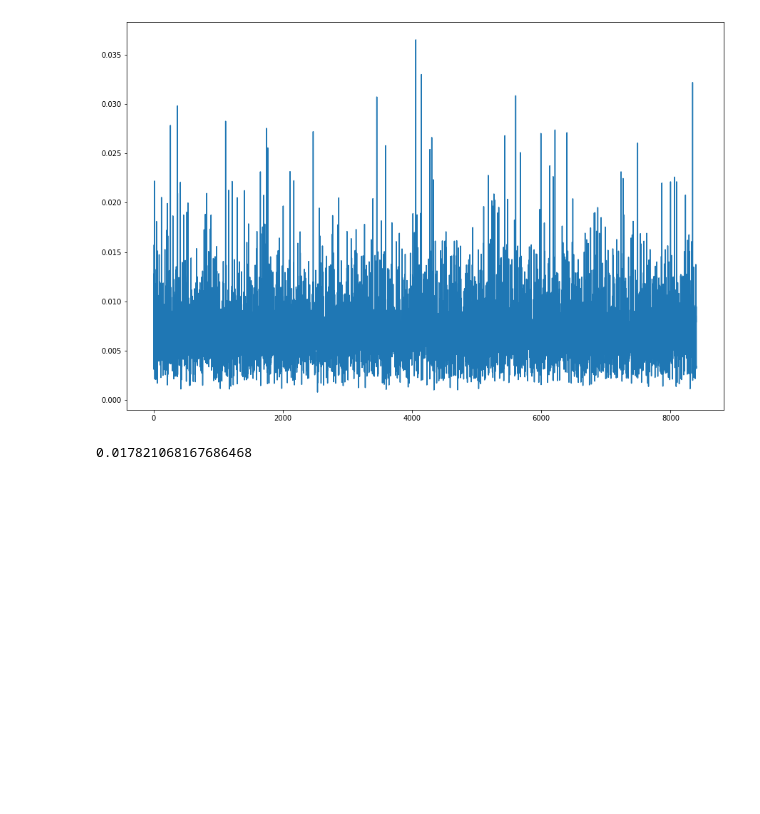
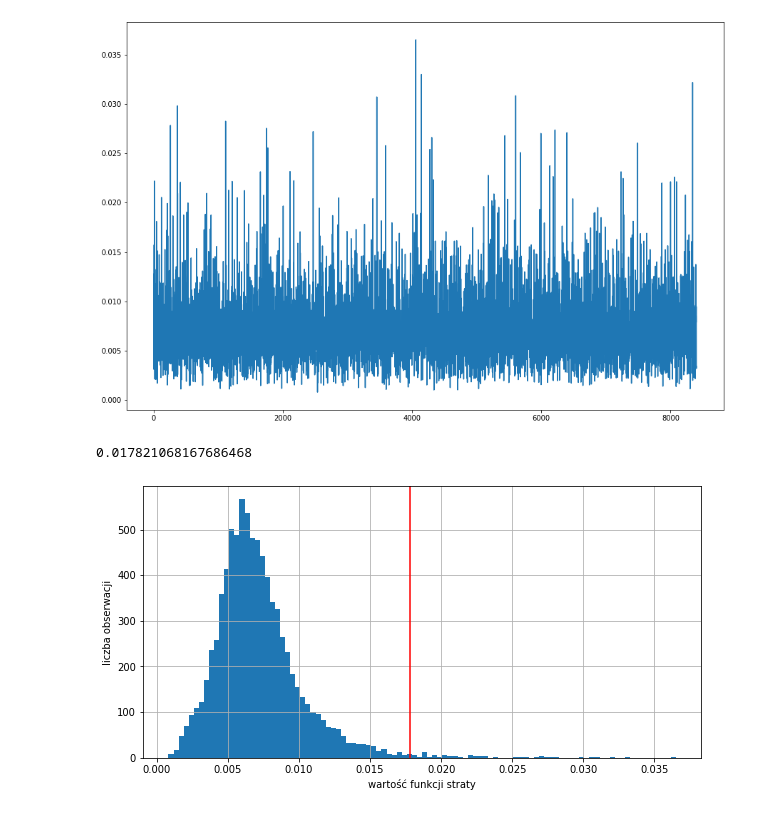
Before and after one commit to AlicjaHol/praca_mgr, a Jupyter notebook: praktyczne/Autoenkoder-anomalie-MNIST.ipynb, the cells around one changed output. Drawn from its saved outputs; the diff is of its cells as text; code cells hidden in the pictures; blank space fills up the shorter version.

```diff
--- a/praktyczne/Autoenkoder-anomalie-MNIST.ipynb
+++ b/praktyczne/Autoenkoder-anomalie-MNIST.ipynb
@@ -126,6 +126,16 @@ print(_99th_percentile)
 
 
 THRESH_LOSS = _99th_percentile
+# %%
+plt.figure(figsize=(10,5))
+plt.hist(all_loss, bins=100)
+plt.xlabel("wartość funkcji straty")
+plt.ylabel("liczba obserwacji")
+plt.axvline(THRESH_LOSS, color='red')
+plt.grid(True)
+plt.show()
+# %% [output]
+[figure, added]
 # %%
 test_ds = tf.data.Dataset.from_tensor_slices(test_df.values).map(make_2d).batch(1)
 # %%
```
Also changed, not shown: parts of 3 cells of this notebook, 5 other files.
